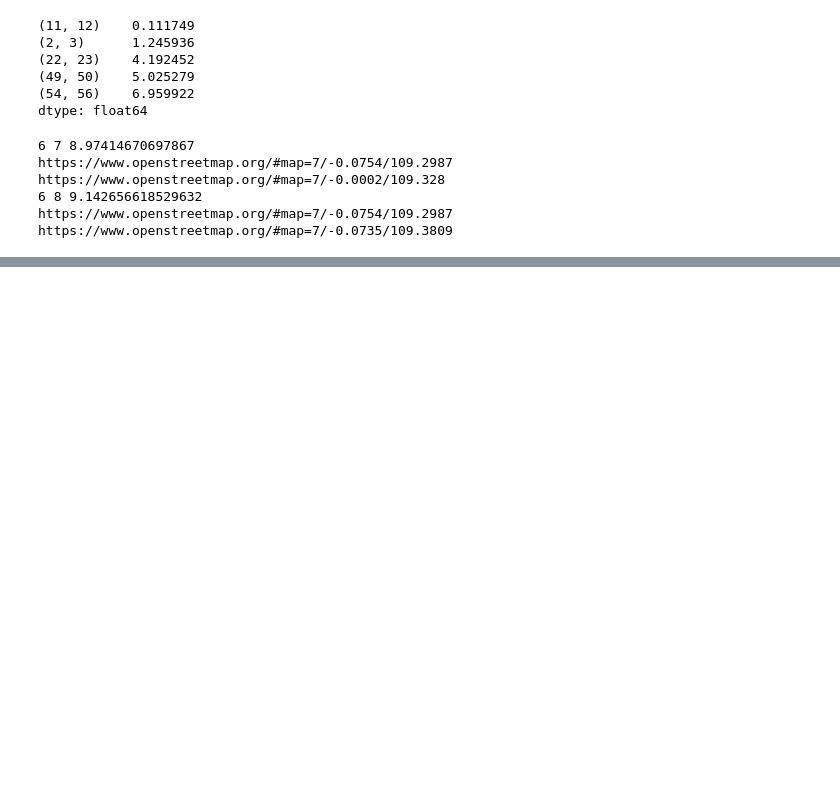
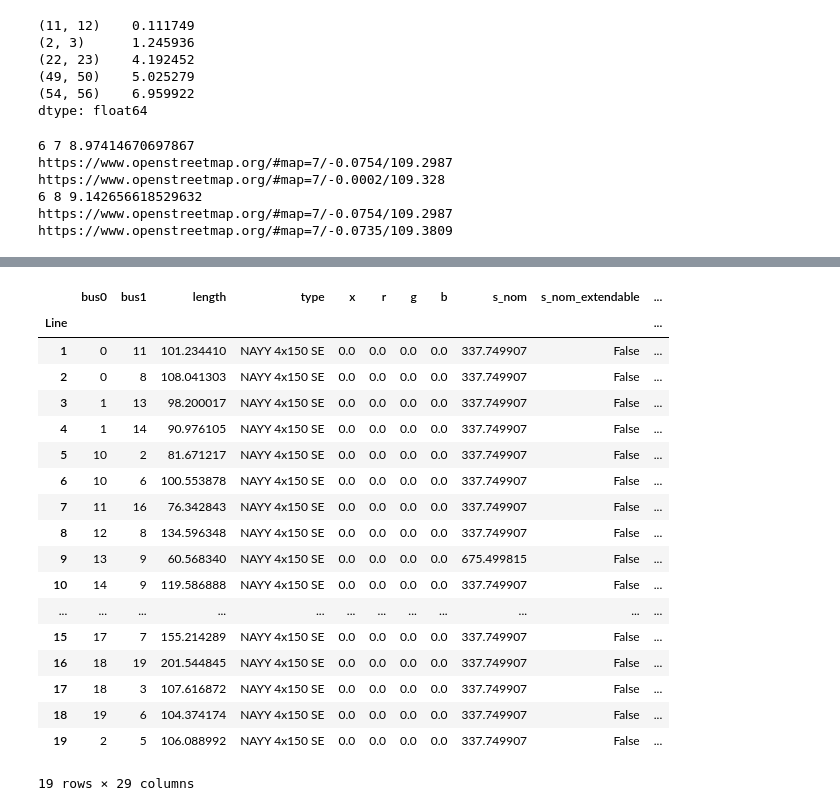
Before and after one commit to hilmandepe/kalimantan_power_system, a Jupyter notebook: model_kalimantan.ipynb, the cells around one changed output, grey strips where cells are left out. Cells and saved outputs as stored; diff of their text form; code cells hidden in the pictures; blank space fills up the shorter version.

```diff
--- a/model_kalimantan.ipynb
+++ b/model_kalimantan.ipynb
@@ -317,0 +419,22 @@ fig.tight_layout()
+# %%
+nc2.lines
+# %% [output]
+|  | bus0 | bus1 | length | type | x | r | g | b | s_nom | s_nom_extendable | ... |
+| Line |  |  |  |  |  |  |  |  |  |  | ... |
+| 1 | 0 | 11 | 101.234410 | NAYY 4x150 SE | 0.0 | 0.0 | 0.0 | 0.0 | 337.749907 | False | ... |
+| 2 | 0 | 8 | 108.041303 | NAYY 4x150 SE | 0.0 | 0.0 | 0.0 | 0.0 | 337.749907 | False | ... |
+| 3 | 1 | 13 | 98.200017 | NAYY 4x150 SE | 0.0 | 0.0 | 0.0 | 0.0 | 337.749907 | False | ... |
+| 4 | 1 | 14 | 90.976105 | NAYY 4x150 SE | 0.0 | 0.0 | 0.0 | 0.0 | 337.749907 | False | ... |
+| 5 | 10 | 2 | 81.671217 | NAYY 4x150 SE | 0.0 | 0.0 | 0.0 | 0.0 | 337.749907 | False | ... |
+| 6 | 10 | 6 | 100.553878 | NAYY 4x150 SE | 0.0 | 0.0 | 0.0 | 0.0 | 337.749907 | False | ... |
+| 7 | 11 | 16 | 76.342843 | NAYY 4x150 SE | 0.0 | 0.0 | 0.0 | 0.0 | 337.749907 | False | ... |
+| 8 | 12 | 8 | 134.596348 | NAYY 4x150 SE | 0.0 | 0.0 | 0.0 | 0.0 | 337.749907 | False | ... |
+| 9 | 13 | 9 | 60.568340 | NAYY 4x150 SE | 0.0 | 0.0 | 0.0 | 0.0 | 675.499815 | False | ... |
+| 10 | 14 | 9 | 119.586888 | NAYY 4x150 SE | 0.0 | 0.0 | 0.0 | 0.0 | 337.749907 | False | ... |
+| ... | ... | ... | ... | ... | ... | ... | ... | ... | ... | ... | ... |
+| 15 | 17 | 7 | 155.214289 | NAYY 4x150 SE | 0.0 | 0.0 | 0.0 | 0.0 | 337.749907 | False | ... |
+| 16 | 18 | 19 | 201.544845 | NAYY 4x150 SE | 0.0 | 0.0 | 0.0 | 0.0 | 337.749907 | False | ... |
+| 17 | 18 | 3 | 107.616872 | NAYY 4x150 SE | 0.0 | 0.0 | 0.0 | 0.0 | 337.749907 | False | ... |
+| 18 | 19 | 6 | 104.374174 | NAYY 4x150 SE | 0.0 | 0.0 | 0.0 | 0.0 | 337.749907 | False | ... |
+| 19 | 2 | 5 | 106.088992 | NAYY 4x150 SE | 0.0 | 0.0 | 0.0 | 0.0 | 337.749907 | False | ... |
+19 rows × 29 columns
```
Also changed, not shown: parts of 18 cells of this notebook, 42 other files.
